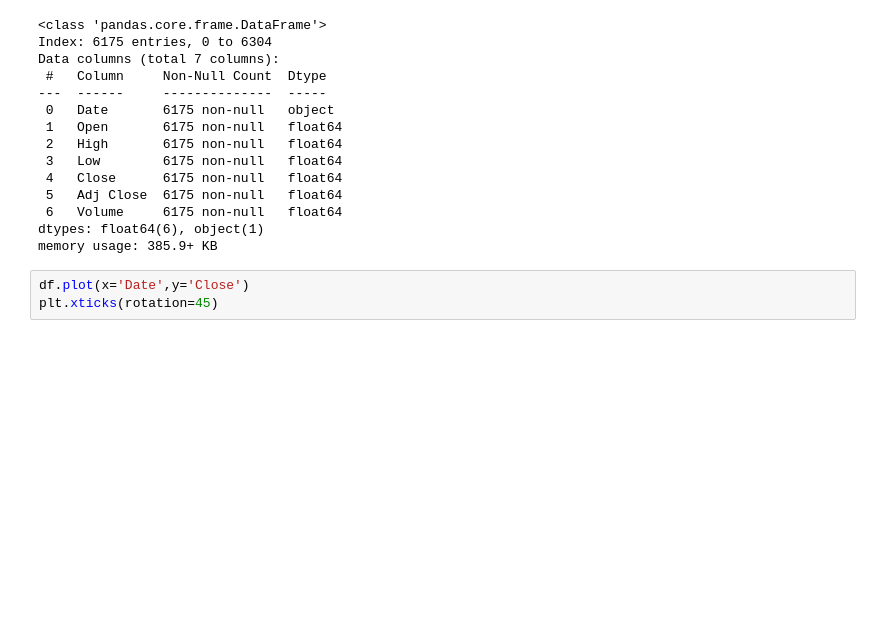
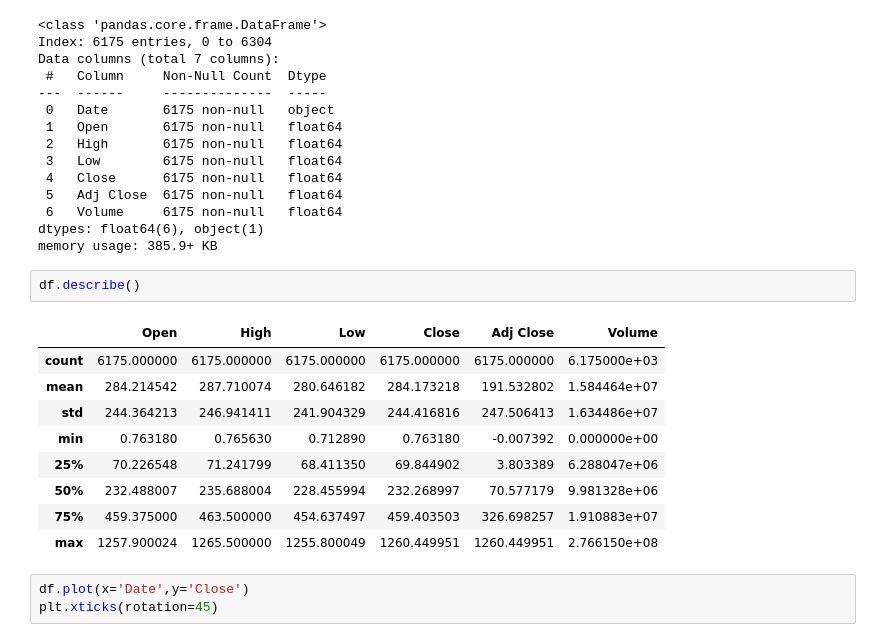
Before and after one commit to sushmitavaidya/Stock-price-prediction, a Jupyter notebook: stock_price.ipynb, the cells around one changed output. Saved outputs shown, nothing was run; the diff lists cells and outputs as text; blank space fills up the shorter version.

```diff
--- a/stock_price.ipynb
+++ b/stock_price.ipynb
@@ -51,6 +51,18 @@ Data columns (total 7 columns):
  6   Volume     6175 non-null   float64
 dtypes: float64(6), object(1)
 memory usage: 385.9+ KB
+# %%
+df.describe()
+# %% [output]
+|  | Open | High | Low | Close | Adj Close | Volume |
+| count | 6175.000000 | 6175.000000 | 6175.000000 | 6175.000000 | 6175.000000 | 6.175000e+03 |
+| mean | 284.214542 | 287.710074 | 280.646182 | 284.173218 | 191.532802 | 1.584464e+07 |
+| std | 244.364213 | 246.941411 | 241.904329 | 244.416816 | 247.506413 | 1.634486e+07 |
+| min | 0.763180 | 0.765630 | 0.712890 | 0.763180 | -0.007392 | 0.000000e+00 |
+| 25% | 70.226548 | 71.241799 | 68.411350 | 69.844902 | 3.803389 | 6.288047e+06 |
+| 50% | 232.488007 | 235.688004 | 228.455994 | 232.268997 | 70.577179 | 9.981328e+06 |
+| 75% | 459.375000 | 463.500000 | 454.637497 | 459.403503 | 326.698257 | 1.910883e+07 |
+| max | 1257.900024 | 1265.500000 | 1255.800049 | 1260.449951 | 1260.449951 | 2.766150e+08 |
 # %%
 df.plot(x='Date',y='Close')
 plt.xticks(rotation=45)
```
Also changed, not shown: parts of 12 cells of this notebook, 1 other file.
